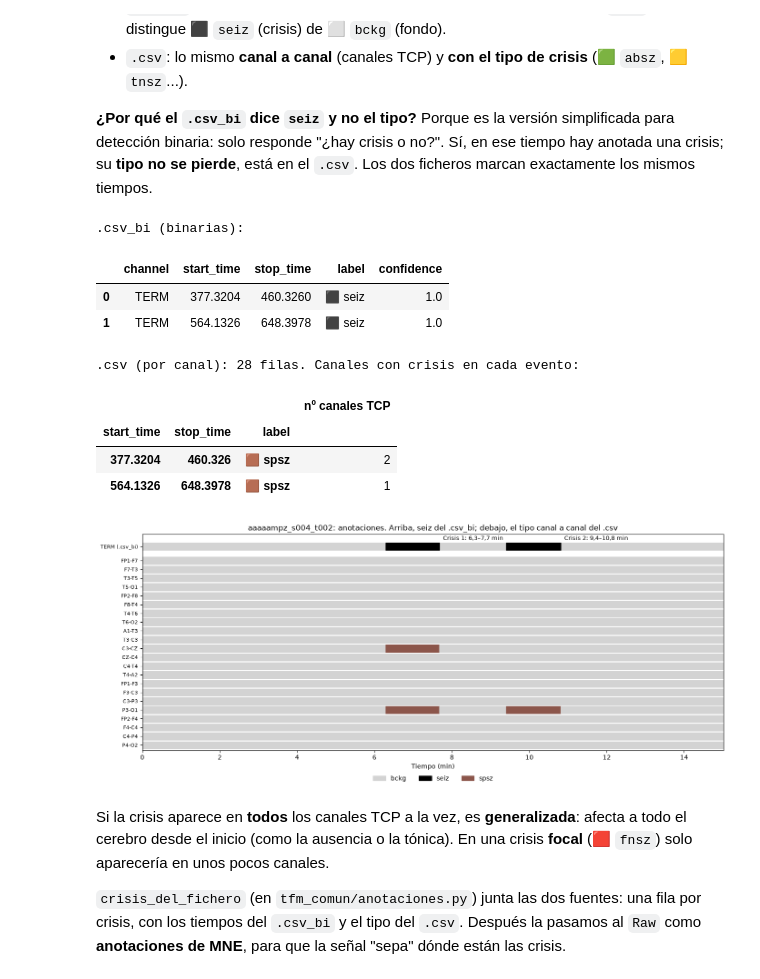
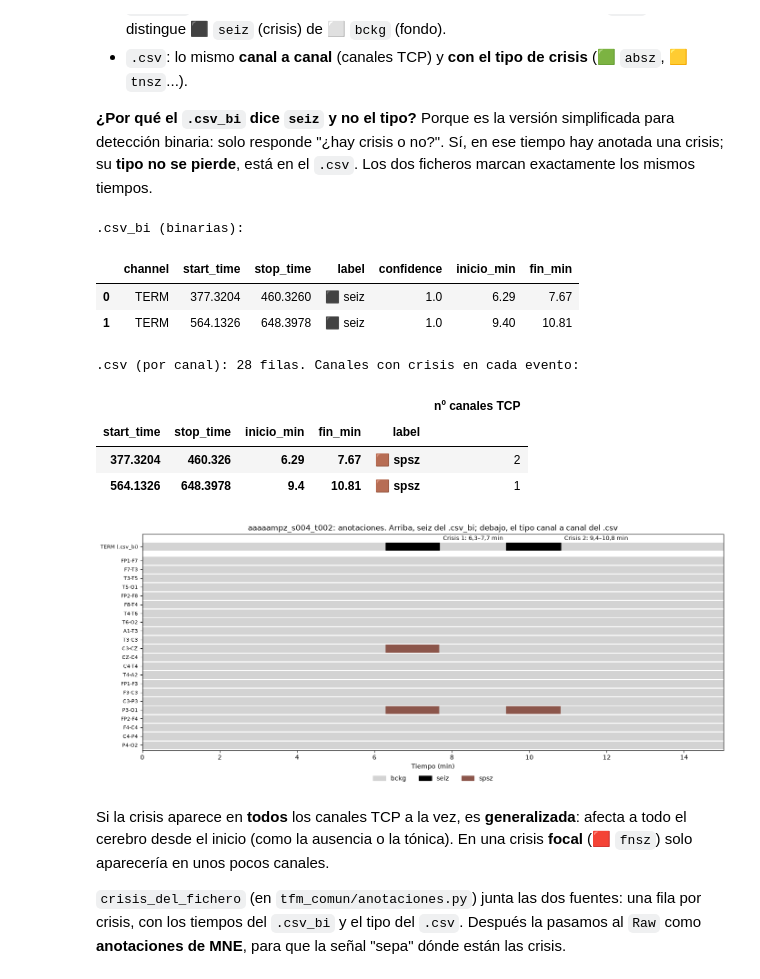
Before and after one commit to danielgomezpascual/TFM-IA, a Jupyter notebook: 03.Codigo/ALMA/outputs/fase_01/03_visualizacion/spsz/03v_visualizacion_spsz_parcial_simple.ipynb, the cells around one changed output. Saved outputs shown, nothing was run; the diff lists cells and outputs as text; code cells hidden in the pictures.

```diff
--- a/03.Codigo/ALMA/outputs/fase_01/03_visualizacion/spsz/03v_visualizacion_spsz_parcial_simple.ipynb
+++ b/03.Codigo/ALMA/outputs/fase_01/03_visualizacion/spsz/03v_visualizacion_spsz_parcial_simple.ipynb
@@ -459,52 +463,57 @@ Leemos los dos ficheros de anotaciones (formato explicado en la sección 5 del n
 # %%
 anot_bi = leer_anotaciones(ruta_edf, binarias=True)
 anot_canal = leer_anotaciones(ruta_edf)
+
+# Columnas en minutos, para cruzarlas con la línea de tiempo de abajo (que va en minutos)
+for anot in (anot_bi, anot_canal):
+    anot['inicio_min'] = (anot.start_time / 60).round(2)
+    anot['fin_min'] = (anot.stop_time / 60).round(2)
 
 print('.csv_bi (binarias):')
 display(tabla_con_iconos(anot_bi, columnas=['label']))
 print(f'.csv (por canal): {len(anot_canal)} filas. Canales con crisis en cada evento:')
 display(tabla_con_iconos(anot_canal[anot_canal.label != 'bckg']
-                         .groupby(['start_time', 'stop_time', 'label']).channel.nunique()
+                         .groupby(['start_time', 'stop_time', 'inicio_min', 'fin_min', 'label']).channel.nunique()
                          .rename('nº canales TCP').to_frame()))
 
 # Línea de tiempo de las anotaciones: arriba el .csv_bi, debajo el .csv canal a canal
 dur_min = raw.times[-1] / 60
 crisis_tipos = list(dict.fromkeys(anot_canal.label[anot_canal.label != 'bckg']))   # tipos presentes
 # Canales TCP que se pueden construir con este EDF (20 en 03_tcp_ar_a, 22 en el resto), en el orden de TUSZ.
 # Algunos .csv solo listan los canales con crisis; los demás son fondo (bckg) todo el fichero
 canales_csv = [f'{a}-{c}' for a, c in PARES_TCP if a in raw.ch_names and c in raw.ch_names]
 fig, ax = plt.subplots(figsize=(14, 6))
 for fila, (fuente, anot) in enumerate([('TERM (.csv_bi)', anot_bi)] +
                                       [(c, anot_canal[anot_canal.channel == c]) for c in canales_csv]):
     y = -fila - (0.6 if fila > 0 else 0)                   # hueco entre el .csv_bi y el .csv
     ax.broken_barh([(0, dur_min)], (y - 0.4, 0.8), color=COLORES_ETIQUETA['bckg'])   # fondo: lo no anotado
     for _, a in anot.iterrows():
         ax.broken_barh([(a.start_time / 60, (a.stop_time - a.start_time) / 60)], (y - 0.4, 0.8),
                        color=COLORES_ETIQUETA[a.label])
 ax.set_yticks([0] + [-f - 0.6 for f in range(1, len(canales_csv) + 1)])
 ax.set_yticklabels(['TERM (.csv_bi)'] + canales_csv, fontsize=8)
 leyenda = [Patch(color=COLORES_ETIQUETA[e], label=e) for e in dict.fromkeys(['bckg', 'seiz', *crisis_tipos])]
 for i, a in enumerate(anot_bi[anot_bi.label == 'seiz'].itertuples()):
     ax.annotate(f'Crisis {i + 1}: {a.start_time / 60:.1f}–{a.stop_time / 60:.1f} min'.replace('.', ','),
                 xy=(a.stop_time / 60, 0.45), xytext=(6, 4), textcoords='offset points', fontsize=9)
 ax.set_xlim(0, dur_min)
 ax.set_ylim(-len(canales_csv) - 1.2, 1.4)
 ax.set_xlabel('Tiempo (min)')
 ax.set_title(f'{EJEMPLO}: anotaciones. Arriba, seiz del .csv_bi; debajo, el tipo canal a canal del .csv')
 ax.legend(handles=leyenda, loc='upper center', bbox_to_anchor=(0.5, -0.09), ncol=3, frameon=False)
 fig.tight_layout()
 fig.savefig(RUTA_FIGURAS / 'anotaciones_linea_tiempo.png', dpi=150, bbox_inches='tight')
 plt.show()
 # %% [output]
 .csv_bi (binarias):
-|  | channel | start_time | stop_time | label | confidence |
-| 0 | TERM | 377.3204 | 460.3260 | ⬛ seiz | 1.0 |
-| 1 | TERM | 564.1326 | 648.3978 | ⬛ seiz | 1.0 |
+|  | channel | start_time | stop_time | label | confidence | inicio_min | fin_min |
+| 0 | TERM | 377.3204 | 460.3260 | ⬛ seiz | 1.0 | 6.29 | 7.67 |
+| 1 | TERM | 564.1326 | 648.3978 | ⬛ seiz | 1.0 | 9.40 | 10.81 |
 .csv (por canal): 28 filas. Canales con crisis en cada evento:
-|  |  |  | nº canales TCP |
-| start_time | stop_time | label |  |
-| 377.3204 | 460.326 | 🟫 spsz | 2 |
-| 564.1326 | 648.3978 | 🟫 spsz | 1 |
+|  |  |  |  |  | nº canales TCP |
+| start_time | stop_time | inicio_min | fin_min | label |  |
+| 377.3204 | 460.326 | 6.29 | 7.67 | 🟫 spsz | 2 |
+| 564.1326 | 648.3978 | 9.4 | 10.81 | 🟫 spsz | 1 |
 [figure]
 # %% [markdown]
 Si la crisis aparece en **todos** los canales TCP a la vez, es **generalizada**: afecta a todo el cerebro desde el inicio (como la ausencia o la tónica). En una crisis **focal** (🟥 `fnsz`) solo aparecería en unos pocos canales.
```
Also changed, not shown: parts of 8 cells of this notebook, 29 other files.
